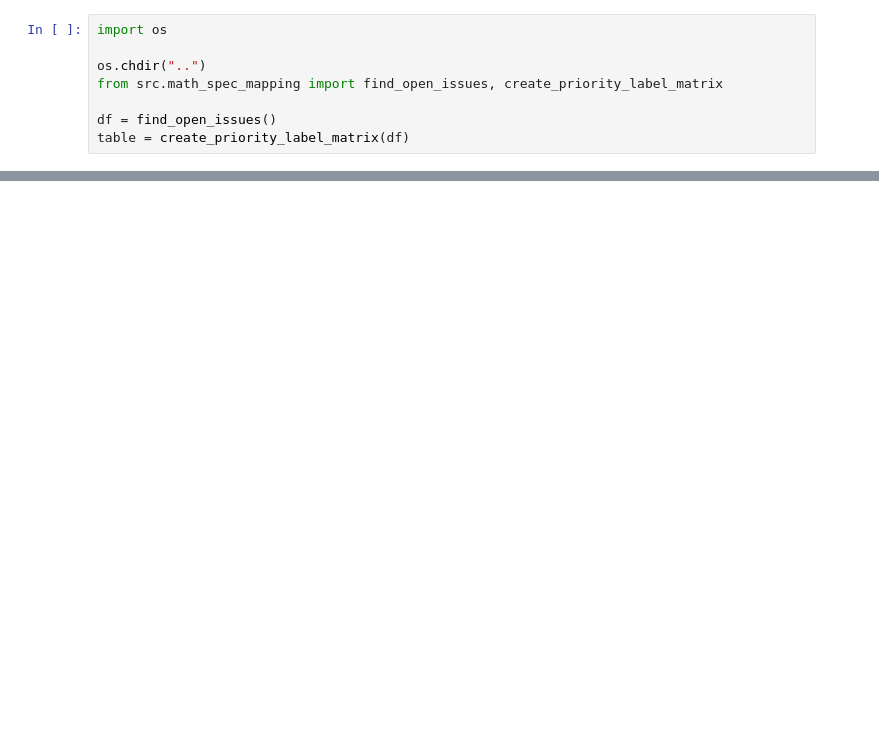
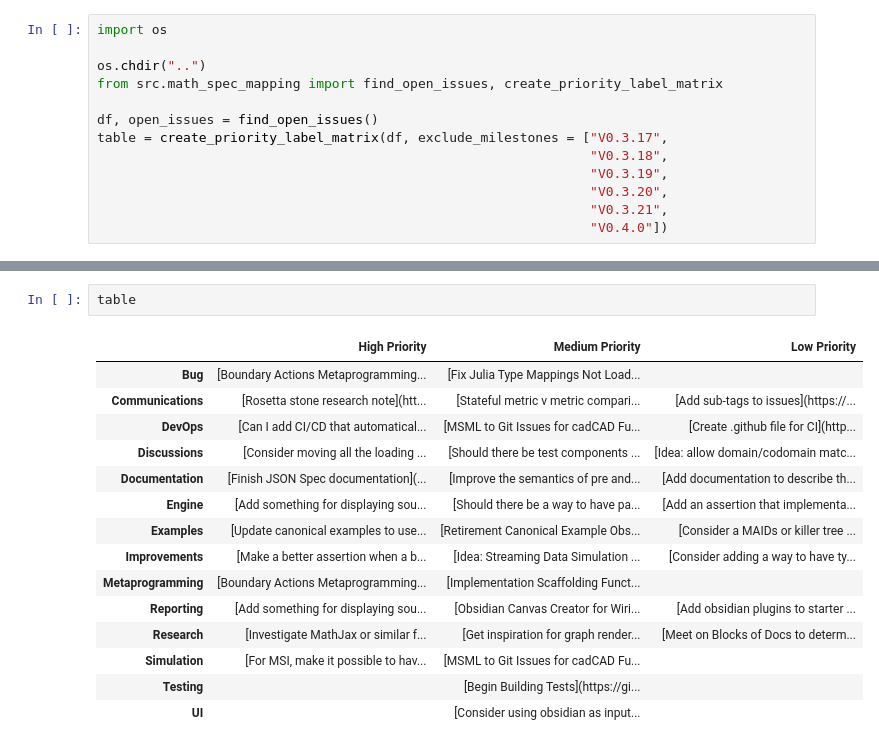
Before and after one commit to BlockScience/MSML, a Jupyter notebook: dev/Issue Matrix.ipynb, the cells around one changed output, grey strips where cells are left out. Cells and saved outputs as stored; diff of their text form; blank space fills up the shorter version.

Commit message:
Add in the milestones

```diff
--- a/dev/Issue Matrix.ipynb
+++ b/dev/Issue Matrix.ipynb
@@ -4,5 +4,10 @@ import os
 os.chdir("..")
 from src.math_spec_mapping import find_open_issues, create_priority_label_matrix
 
-df = find_open_issues()
-table = create_priority_label_matrix(df)
+df, open_issues = find_open_issues()
+table = create_priority_label_matrix(df, exclude_milestones = ["V0.3.17",
+                                                               "V0.3.18",
+                                                               "V0.3.19",
+                                                               "V0.3.20",
+                                                               "V0.3.21",
+                                                               "V0.4.0"])
@@ -25 +14,19 @@ df
+# %%
+table
+# %% [output]
+|  | High Priority | Medium Priority | Low Priority |
+| Bug | [Boundary Actions Metaprogramming... | [Fix Julia Type Mappings Not Load... |  |
+| Communications | [Rosetta stone research note](htt... | [Stateful metric v metric compari... | [Add sub-tags to issues](https://... |
+| DevOps | [Can I add CI/CD that automatical... | [MSML to Git Issues for cadCAD Fu... | [Create .github file for CI](http... |
+| Discussions | [Consider moving all the loading ... | [Should there be test components ... | [Idea: allow domain/codomain matc... |
+| Documentation | [Finish JSON Spec documentation](... | [Improve the semantics of pre and... | [Add documentation to describe th... |
+| Engine | [Add something for displaying sou... | [Should there be a way to have pa... | [Add an assertion that implementa... |
+| Examples | [Update canonical examples to use... | [Retirement Canonical Example Obs... | [Consider a MAIDs or killer tree ... |
+| Improvements | [Make a better assertion when a b... | [Idea: Streaming Data Simulation ... | [Consider adding a way to have ty... |
+| Metaprogramming | [Boundary Actions Metaprogramming... | [Implementation Scaffolding Funct... |  |
+| Reporting | [Add something for displaying sou... | [Obsidian Canvas Creator for Wiri... | [Add obsidian plugins to starter ... |
+| Research | [Investigate MathJax or similar f... | [Get inspiration for graph render... | [Meet on Blocks of Docs to determ... |
+| Simulation | [For MSI, make it possible to hav... | [MSML to Git Issues for cadCAD Fu... |  |
+| Testing |  | [Begin Building Tests](https://gi... |  |
+| UI |  | [Consider using obsidian as input... |  |
 # %%
```
Also changed, not shown: parts of 5 cells of this notebook, 1 other file.
